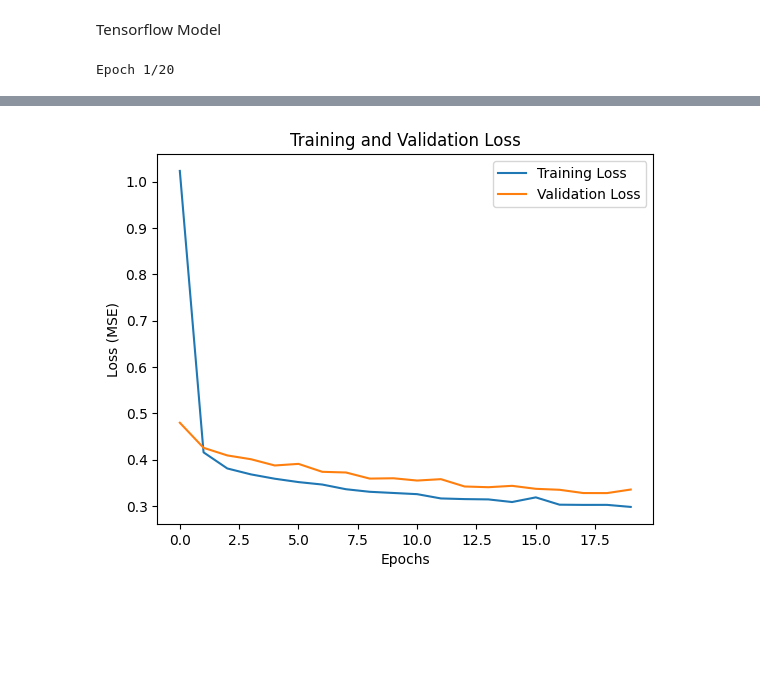
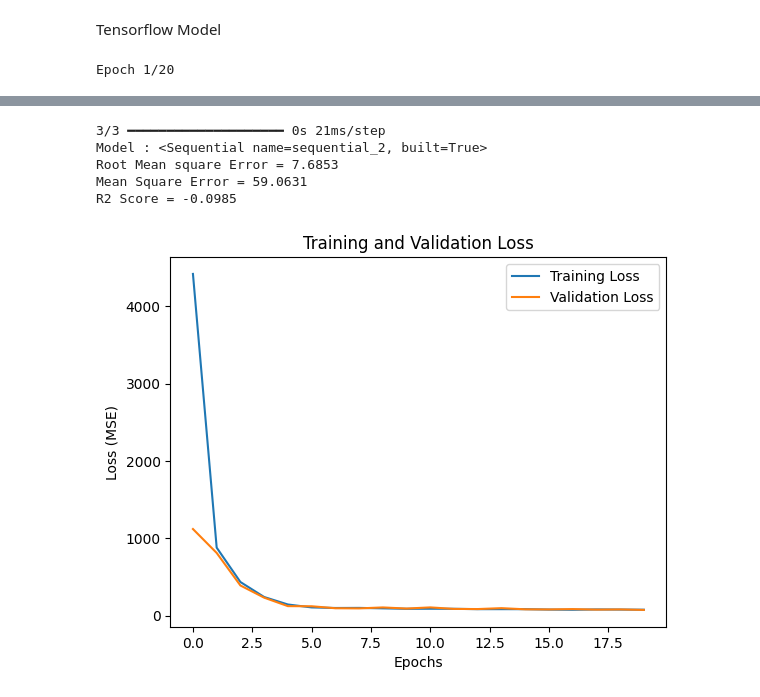
Before and after one commit to NirjharDebnath/Machine-Learning, a Jupyter notebook: Classical_ML.ipynb, the cells around one changed output, grey strips where cells are left out. Drawn from its saved outputs; the diff is of its cells as text; code cells hidden in the pictures; blank space fills up the shorter version.

```diff
--- a/Classical_ML.ipynb
+++ b/Classical_ML.ipynb
@@ -197,7 +185,7 @@ Index(['cylinders', 'displacement', 'horsepower', 'weight', 'acceleration',
 # %% [markdown]
 ## Choose Dataset
 # %%
-DATASET_NAME = "CALIFORNIA_HOUSING"
+DATASET_NAME = "MPG"
 X = DATASETS[DATASET_NAME][0]
 Y = DATASETS[DATASET_NAME][1]
 class_name = DATASETS[DATASET_NAME][2]
@@ -209,11 +197,12 @@ X.shape, Y.shape
 
 from sklearn.impute import SimpleImputer
 
-def HandleMissingValues():
+def HandleMissingValues(X):
     imputer = SimpleImputer(strategy='mean')
     X = imputer.fit_transform(X)
-if DATASET_VALUES[3]==True:
-    HandleMissingValues()
+    return X
+if DATASETS[DATASET_NAME][3]==True:
+    X = HandleMissingValues(X)
 # %% [markdown]
 #### Model
 # %% [markdown]
@@ -383,7 +437,7 @@ from sklearn.tree import plot_tree
 
 X_train, X_test, Y_train, Y_test = train_test_split(X, Y, test_size=0.2, random_state=42)
 
-Model = DecisionTreeRegressor(max_depth=5, random_state=42)
+Model = DecisionTreeRegressor(max_depth=10, random_state=42)
 Model.fit(X_train, Y_train)
 
 Y_pred = Model.predict(X_test)
@@ -417,7 +471,7 @@ from sklearn.tree import plot_tree
 
 X_train, X_test, Y_train, Y_test = train_test_split(X, Y, test_size=0.2, random_state=42)
 
-Model = RandomForestRegressor(max_depth=5, random_state=42)
+Model = RandomForestRegressor(max_depth=10, random_state=42)
 Model.fit(X_train, Y_train)
 
 Y_pred = Model.predict(X_test)
@@ -457,13 +511,13 @@ from sklearn.metrics import mean_squared_error, r2_score, root_mean_squared_erro
 
 X_train, X_test, Y_train, Y_test = train_test_split(X, Y, test_size=0.2, random_state=42)
 
-scaler = StandardScaler()
-X_train = scaler.fit_transform(X_train)
-X_test = scaler.transform(X_test)
+#scaler = StandardScaler()
+#X_train = scaler.fit_transform(X_train)
+#X_test = scaler.transform(X_test)
 
 Model = Sequential([
     Dense(32, activation='relu', input_shape=(X_train.shape[1],)),
-    Dense(32, activation='relu'),
+    Dense(64, activation='relu'),
     Dense(1)
 ])
 
@@ -512,4 +569,9 @@ R2 Score = 0.7579
+3/3 ━━━━━━━━━━━━━━━━━━━━ 0s 21ms/step
+Model : <Sequential name=sequential_2, built=True>
+Root Mean square Error = 7.6853
+Mean Square Error = 59.0631
+R2 Score = -0.0985
-[figure, old version]
+[figure, new version]
 # %%
 model = [str(m) for m in model]
 ModelResultBoard = pd.DataFrame(np.array([model, mse, rmse, r2]).T, columns=['Model', 'MSE', 'RMSE', 'R2'])
```
Also changed, not shown: parts of 15 cells of this notebook.
